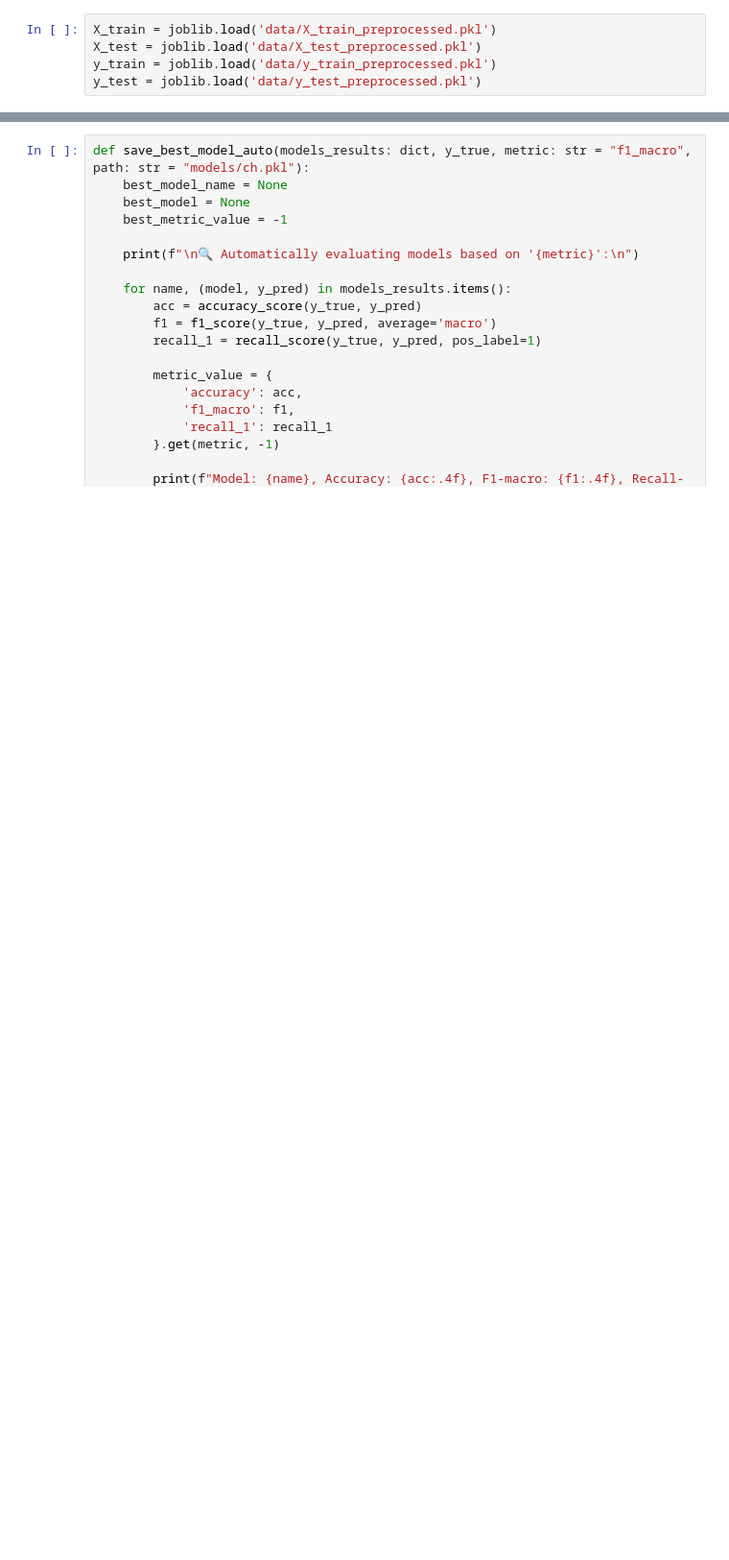
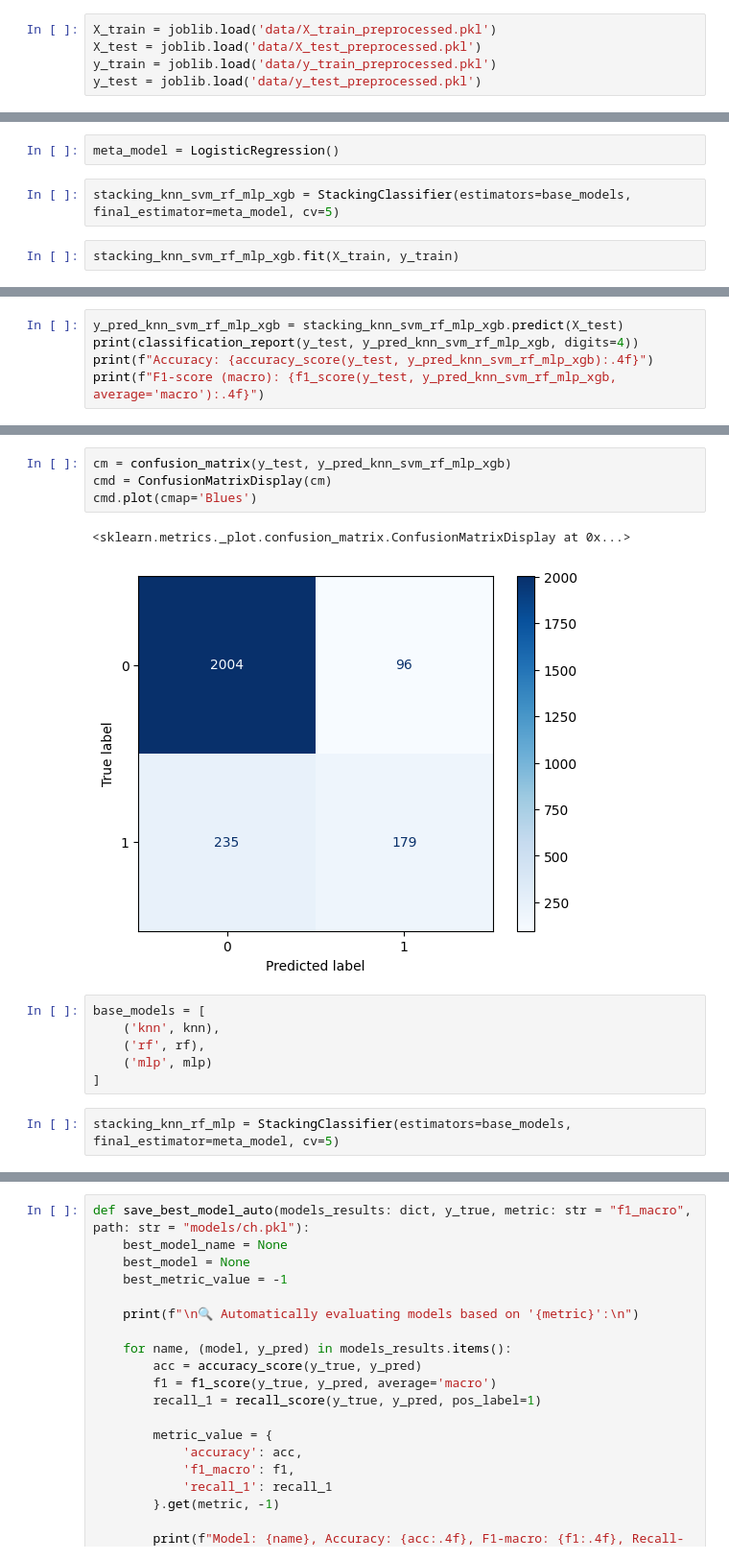
Before and after one commit to FrederickAlmeida/SpeedDating, a Jupyter notebook: modeling_ch.ipynb, the cells around one changed output, grey strips where cells are left out. Shown: that part at 96% size. Cells and saved outputs as stored; diff of their text form; blank space fills up the shorter version.

```diff
--- a/modeling_ch.ipynb
+++ b/modeling_ch.ipynb
@@ -294,0 +104,6 @@ F1-score (macro): 0.7343
+# %%
+meta_model = LogisticRegression()
+# %%
+stacking_knn_svm_rf_mlp_xgb = StackingClassifier(estimators=base_models, final_estimator=meta_model, cv=5)
+# %%
+stacking_knn_svm_rf_mlp_xgb.fit(X_train, y_train)
@@ -294,0 +128,5 @@ F1-score (macro): 0.7343
+# %%
+y_pred_knn_svm_rf_mlp_xgb = stacking_knn_svm_rf_mlp_xgb.predict(X_test)
+print(classification_report(y_test, y_pred_knn_svm_rf_mlp_xgb, digits=4))
+print(f"Accuracy: {accuracy_score(y_test, y_pred_knn_svm_rf_mlp_xgb):.4f}")
+print(f"F1-score (macro): {f1_score(y_test, y_pred_knn_svm_rf_mlp_xgb, average='macro'):.4f}")
@@ -294,0 +145,15 @@ F1-score (macro): 0.7343
+# %%
+cm = confusion_matrix(y_test, y_pred_knn_svm_rf_mlp_xgb)
+cmd = ConfusionMatrixDisplay(cm)
+cmd.plot(cmap='Blues')
+# %% [output]
+<sklearn.metrics._plot.confusion_matrix.ConfusionMatrixDisplay at 0x...>
+[figure, added]
+# %%
+base_models = [
+    ('knn', knn),
+    ('rf', rf),
+    ('mlp', mlp)
+]
+# %%
+stacking_knn_rf_mlp = StackingClassifier(estimators=base_models, final_estimator=meta_model, cv=5)
```
Also changed, not shown: parts of 49 cells of this notebook, 1 other file.
